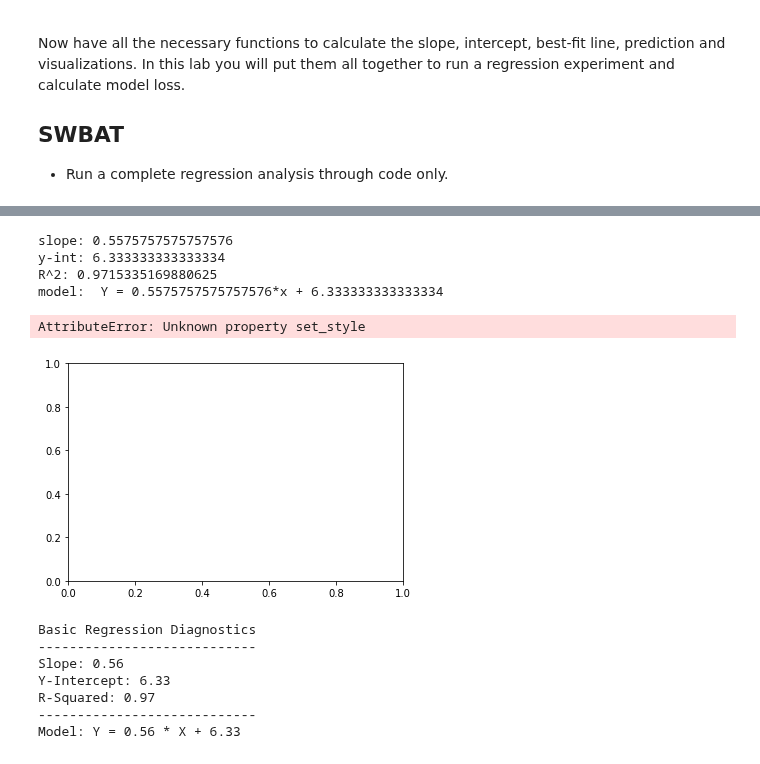
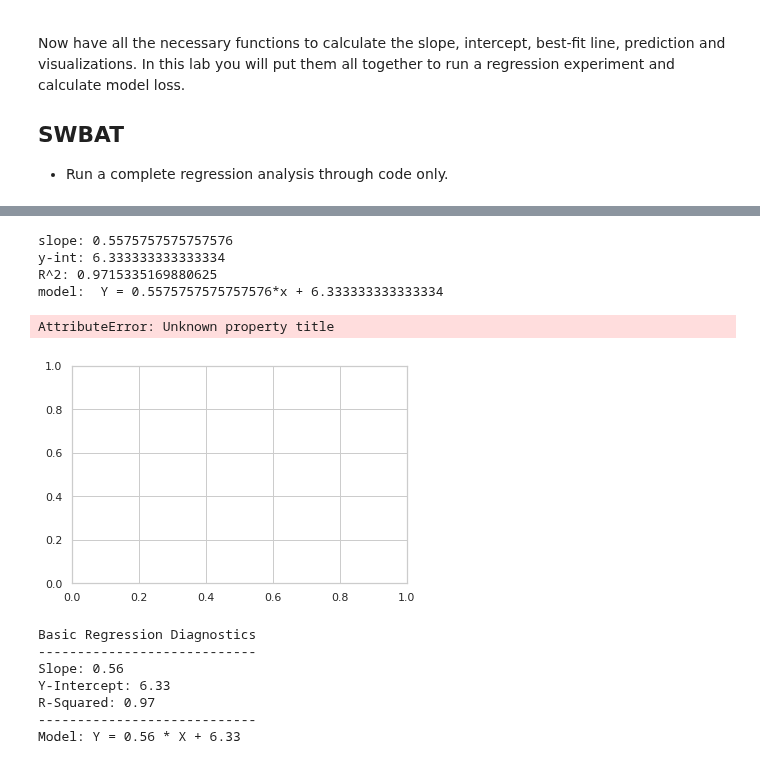
Before and after one commit to UpwardTrajectory/dsc-0-10-10-complete-regression-seattle-ds-career-040119, a Jupyter notebook: index.ipynb, the cells around one changed output, grey strips where cells are left out. Cells and saved outputs as stored; diff of their text form; code cells hidden in the pictures.

```diff
--- a/index.ipynb
+++ b/index.ipynb
@@ -36,21 +36,21 @@ Y = np.array([7,7,8,9,9,10,10,11,11,12], dtype=np.float64)
 # %%
 m, b, r, p, st_dev = stats.linregress(X, Y)
 
 print('slope:', m)
 print('y-int:', b)
 print('R^2:', r*r)
 print(f'model:  Y = {m}*x + {b}')
 
 sns.set(style="whitegrid")
-sns.scatterplot(X,Y,, set_title = 'Basic Linear Model')
+sns.scatterplot(X,Y, title = 'Basic Linear Model')
 #sns.
 # %% [output]
 slope: 0.5575757575757576
 y-int: 6.333333333333334
 R^2: 0.9715335169880625
 model:  Y = 0.5575757575757576*x + 6.333333333333334
-AttributeError: Unknown property set_style
+AttributeError: Unknown property title
-[figure, old version]
+[figure, new version]
 # %%
 # Basic Regression Diagnostics
 # ----------------------------
```
